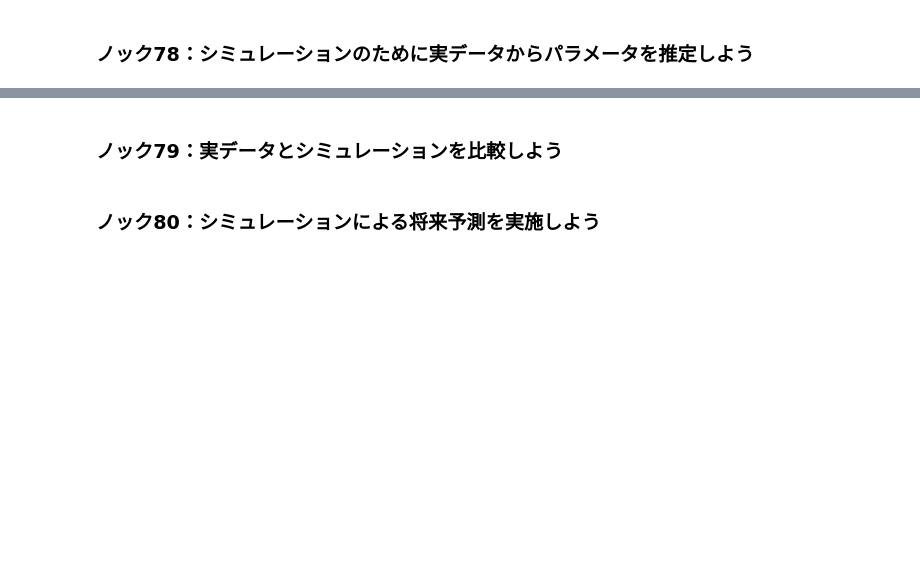
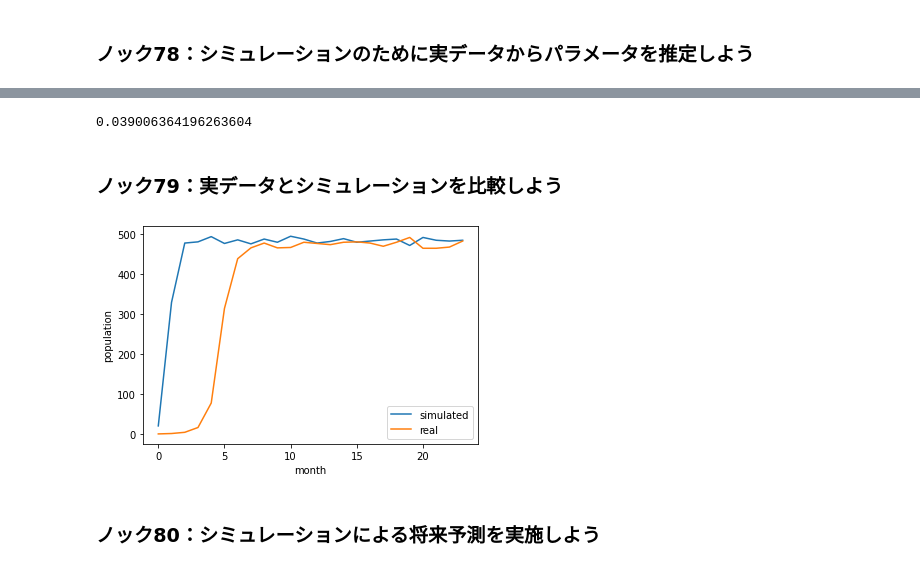
Before and after one commit to winuim/python-practical-data-analysis-100, a Jupyter notebook: Chapter-8/chapter-8.ipynb, the cells around one changed output, grey strips where cells are left out. Saved outputs shown, nothing was run; the diff lists cells and outputs as text; code cells hidden in the pictures; blank space fills up the shorter version.

```diff
--- a/Chapter-8/chapter-8.ipynb
+++ b/Chapter-8/chapter-8.ipynb
@@ -221,0 +235,18 @@ plt.show()
+# %%
+count_link = 0
+count_link_to_active = 0
+count_link_to_temp = 0
+for t in range(T_NUM-1):
+    df_link_t = df_mem_info[df_mem_info[str(t)]==1]
+    temp_flag_count = np.zeros(NUM)
+    for i in range(len(df_link_t.index)):
+        df_link_temp = df_mem_links[df_mem_links["Node"+str(df_link_t.index[i])]==1]
+        for j in range(len(df_link_temp.index)):
+            if (df_mem_info.iloc[df_link_temp.index[j]][str(t)]==0):
+                if (temp_flag_count[df_link_temp.index[j]]==0):
+                    count_link += 1
+                if (df_mem_info.iloc[df_link_temp.index[j]][str(t+1)]==1):
+                    if (temp_flag_count[df_link_temp.index[j]]==0):
+                        temp_flag_count[df_link_temp.index[j]] = 1
+                        count_link_to_active += 1
+estimated_percent_percolation = count_link_to_active/count_link
@@ -222,4 +257,37 @@ plt.show()
+# %%
+estimated_percent_percolation
+# %% [output]
+0.039006364196263604
 # %% [markdown]
 ### ノック79：実データとシミュレーションを比較しよう
+# %%
+percent_percolation = 0.039006364196263604
+percent_disapparence = 0.10147163541419416
+T_NUM = 24
+NUM = len(df_mem_links.index)
+list_active = np.zeros(NUM)
+list_active[0] = 1
+list_timeSeries = []
+for t in range(T_NUM):
+    list_active = simulate_population(NUM, list_active, percent_percolation, percent_disapparence, df_mem_links)
+    list_timeSeries.append(list_active.copy())
+# %%
+list_timeSeries_num = []
+for i in range(len(list_timeSeries)):
+    list_timeSeries_num.append(sum(list_timeSeries[i]))
+# %%
+T_NUM = len(df_mem_info.columns)-1
+list_timeSeries_num_real = []
+for t in range(0,T_NUM):
+    list_timeSeries_num_real.append(len(df_mem_info[df_mem_info[str(t)]==1].index))
+# %%
+plt.plot(list_timeSeries_num, label="simulated")
+plt.plot(list_timeSeries_num_real, label="real")
+plt.xlabel("month")
+plt.ylabel("population")
+plt.legend(loc="lower right")
+plt.show()
+# %% [output]
+[figure, added]
 # %% [markdown]
 ### ノック80：シミュレーションによる将来予測を実施しよう
```
Also changed, not shown: parts of 5 cells of this notebook.
